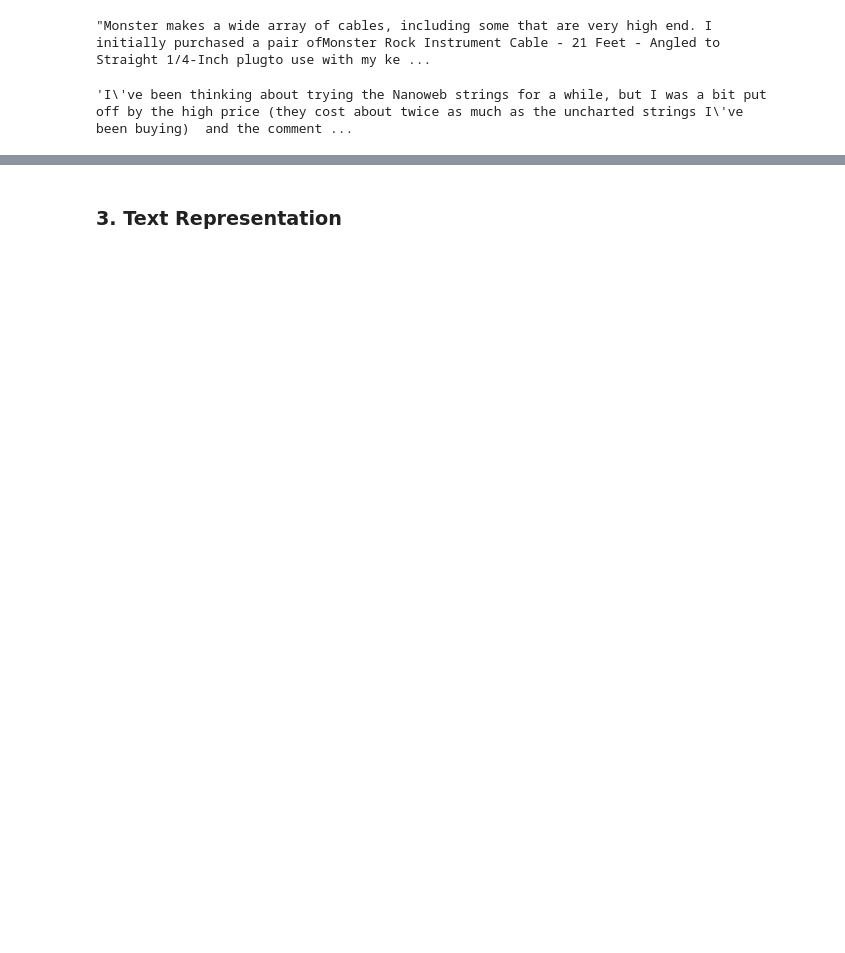
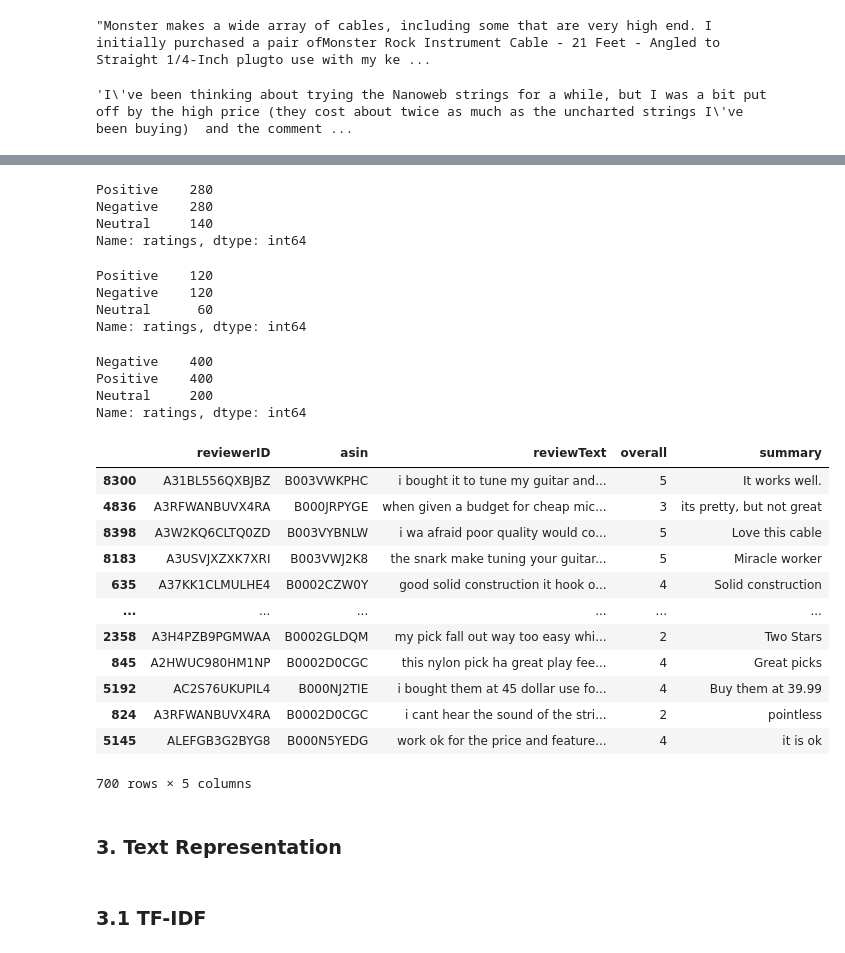
Before and after one commit to naromerol/S3-COMP262, a Jupyter notebook: Project/COMP262_NLP_Project.ipynb, the cells around one changed output, grey strips where cells are left out. Saved outputs shown, nothing was run; the diff lists cells and outputs as text; code cells hidden in the pictures; blank space fills up the shorter version.

```diff
--- a/Project/COMP262_NLP_Project.ipynb
+++ b/Project/COMP262_NLP_Project.ipynb
@@ -378,0 +377,8 @@ Index(['reviewerID', 'asin', 'reviewText', 'overall', 'summary',
+# %%
+# lowercasing
+random_sample['reviewText'] = random_sample['reviewText'].str.lower()
+
+# Remove punctuation
+random_sample['reviewText'] = random_sample['reviewText'].str.replace('[^\w\s]','', regex=True)
+
+random_sample.head()
@@ -378,0 +392,4 @@ Index(['reviewerID', 'asin', 'reviewText', 'overall', 'summary',
+# %%
+pd.set_option('display.max_colwidth', None)
+pd.set_option('display.max_rows', 50)
+random_sample[['reviewText']].head(10)
@@ -378,0 +408,8 @@ Index(['reviewerID', 'asin', 'reviewText', 'overall', 'summary',
+# %%
+'''Lemmitization'''
+import nltk
+from nltk.stem import WordNetLemmatizer
+nltk.download('omw-1.4')
+lemmatizer = WordNetLemmatizer()
+random_sample['reviewText'] = random_sample['reviewText'].apply(lambda x : ' '.join([lemmatizer.lemmatize(word) for word in x.split()]))
+random_sample.head()
@@ -379,2 +426,49 @@ Index(['reviewerID', 'asin', 'reviewText', 'overall', 'summary',
+# %%
+duplicate_random_sample = random_sample.copy()
+y = random_sample.pop('ratings').to_frame()
+X = random_sample.copy()
+
+from sklearn.model_selection import train_test_split
+X_train, X_test, y_train, y_test = train_test_split(
+        X, y,stratify=y, test_size=0.3)
+# %%
+y_train['ratings'].value_counts()
+# %% [output]
+Positive    280
+Negative    280
+Neutral     140
+Name: ratings, dtype: int64
+# %%
+y_test['ratings'].value_counts()
+# %% [output]
+Positive    120
+Negative    120
+Neutral      60
+Name: ratings, dtype: int64
+# %%
+duplicate_random_sample['ratings'].value_counts()
+# %% [output]
+Negative    400
+Positive    400
+Neutral     200
+Name: ratings, dtype: int64
+# %%
+X_train
+# %% [output]
+|  | reviewerID | asin | reviewText | overall | summary |
+| 8300 | A31BL556QXBJBZ | B003VWKPHC | i bought it to tune my guitar and... | 5 | It works well. |
+| 4836 | A3RFWANBUVX4RA | B000JRPYGE | when given a budget for cheap mic... | 3 | its pretty, but not great |
+| 8398 | A3W2KQ6CLTQ0ZD | B003VYBNLW | i wa afraid poor quality would co... | 5 | Love this cable |
+| 8183 | A3USVJXZXK7XRI | B003VWJ2K8 | the snark make tuning your guitar... | 5 | Miracle worker |
+| 635 | A37KK1CLMULHE4 | B0002CZW0Y | good solid construction it hook o... | 4 | Solid construction |
+| ... | ... | ... | ... | ... | ... |
+| 2358 | A3H4PZB9PGMWAA | B0002GLDQM | my pick fall out way too easy whi... | 2 | Two Stars |
+| 845 | A2HWUC980HM1NP | B0002D0CGC | this nylon pick ha great play fee... | 4 | Great picks |
+| 5192 | AC2S76UKUPIL4 | B000NJ2TIE | i bought them at 45 dollar use fo... | 4 | Buy them at 39.99 |
+| 824 | A3RFWANBUVX4RA | B0002D0CGC | i cant hear the sound of the stri... | 2 | pointless |
+| 5145 | ALEFGB3G2BYG8 | B000N5YEDG | work ok for the price and feature... | 4 | it is ok |
+700 rows × 5 columns
 # %% [markdown]
 ### 3. Text Representation
+# %% [markdown]
+### 3.1 TF-IDF
```
Also changed, not shown: parts of 73 cells of this notebook, 13 other files.
